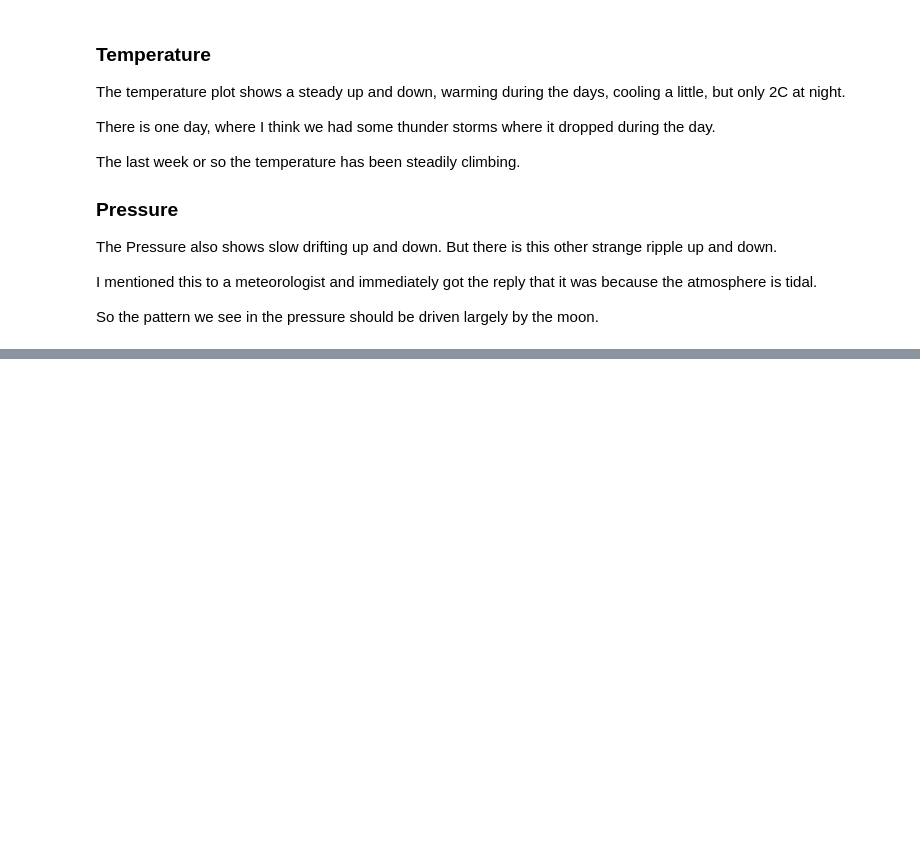
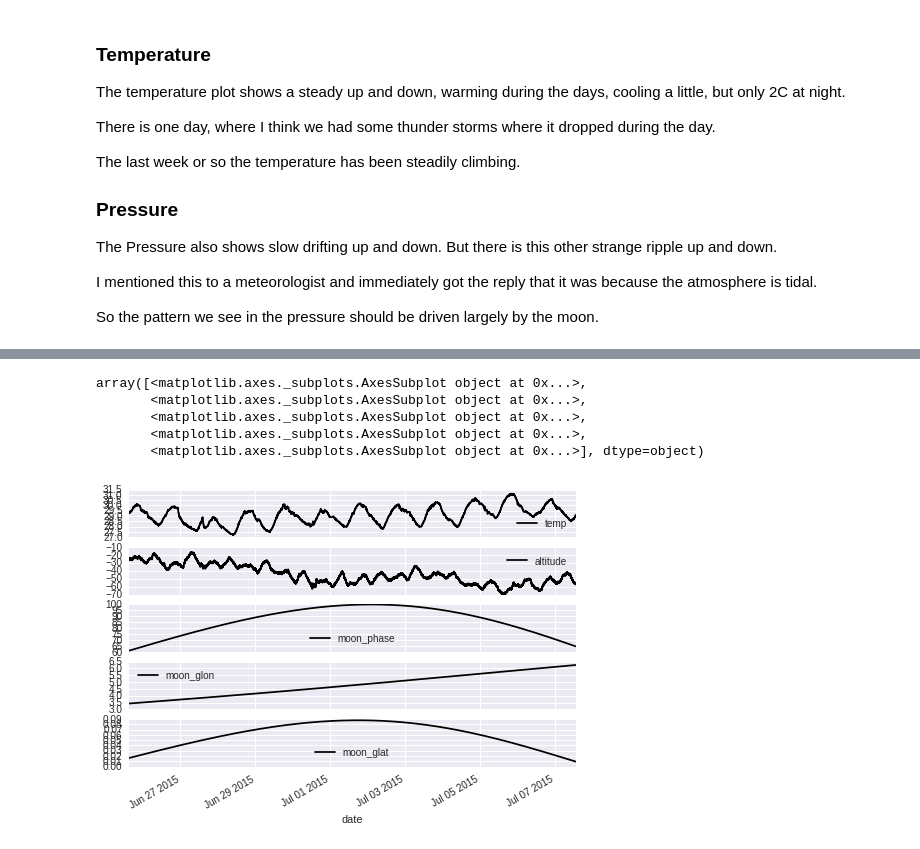
Before and after one commit to peakrisk/peakrisk, a Jupyter notebook: posts/air-pressure-and-the-tides.ipynb, the cells around one changed output, grey strips where cells are left out. Saved outputs shown, nothing was run; the diff lists cells and outputs as text; code cells hidden in the pictures; blank space fills up the shorter version.

```diff
--- a/posts/air-pressure-and-the-tides.ipynb
+++ b/posts/air-pressure-and-the-tides.ipynb
@@ -224,0 +245,15 @@ xx
+# %%
+sdata['moon_phase'] = moon.phase
+sdata['moon_glat'] = moon.glat
+sdata['moon_glon'] = moon.glon
+
+# FIXME -- must be a pandas one liner eg data += moon ?
+# %%
+sdata[['temp', 'altitude', 'moon_phase', 'moon_glon', 'moon_glat']].plot(subplots=True)
+# %% [output]
+array([<matplotlib.axes._subplots.AxesSubplot object at 0x...>,
+       <matplotlib.axes._subplots.AxesSubplot object at 0x...>,
+       <matplotlib.axes._subplots.AxesSubplot object at 0x...>,
+       <matplotlib.axes._subplots.AxesSubplot object at 0x...>,
+       <matplotlib.axes._subplots.AxesSubplot object at 0x...>], dtype=object)
+[figure, added]
```
Also changed, not shown: parts of 16 cells of this notebook.
